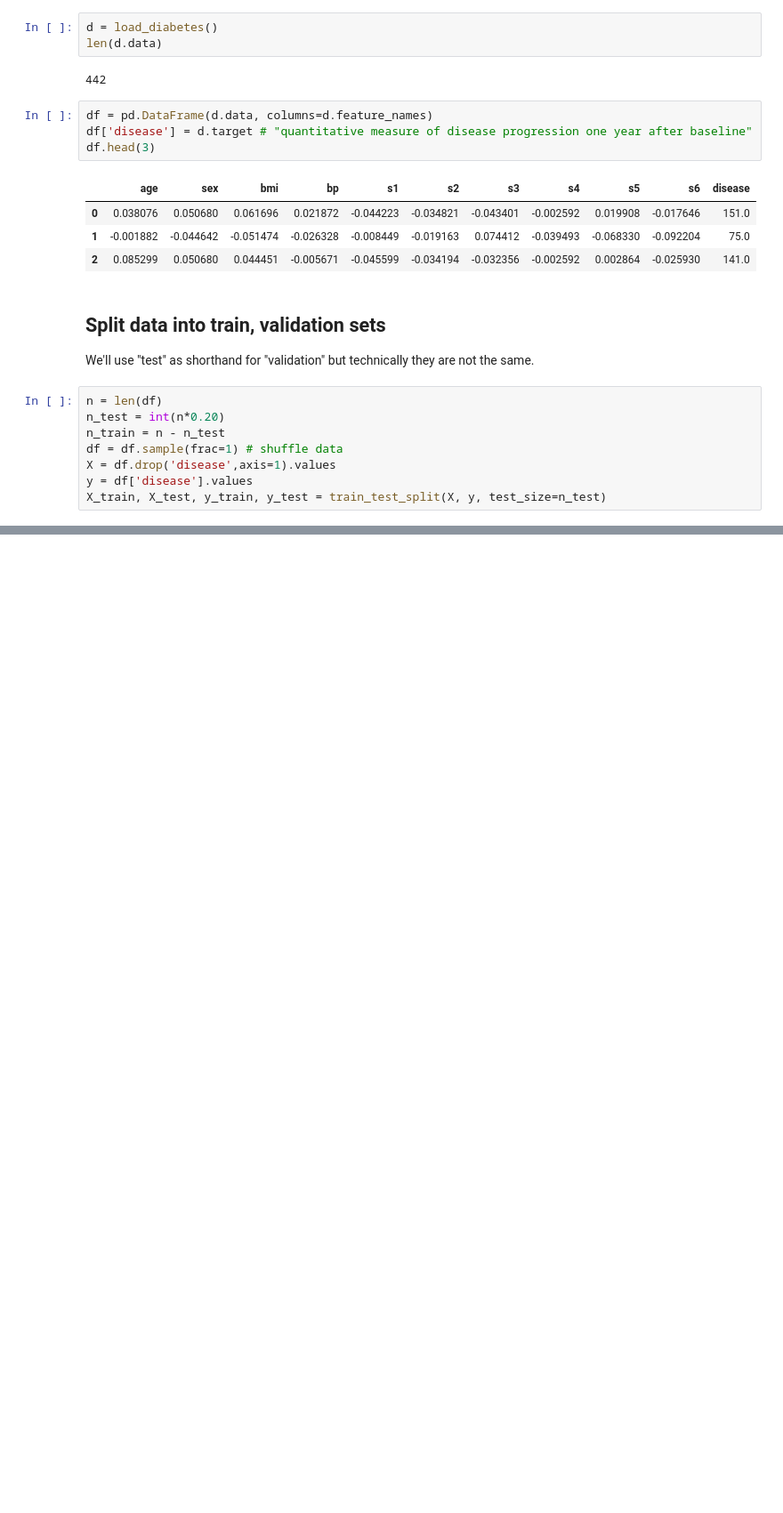
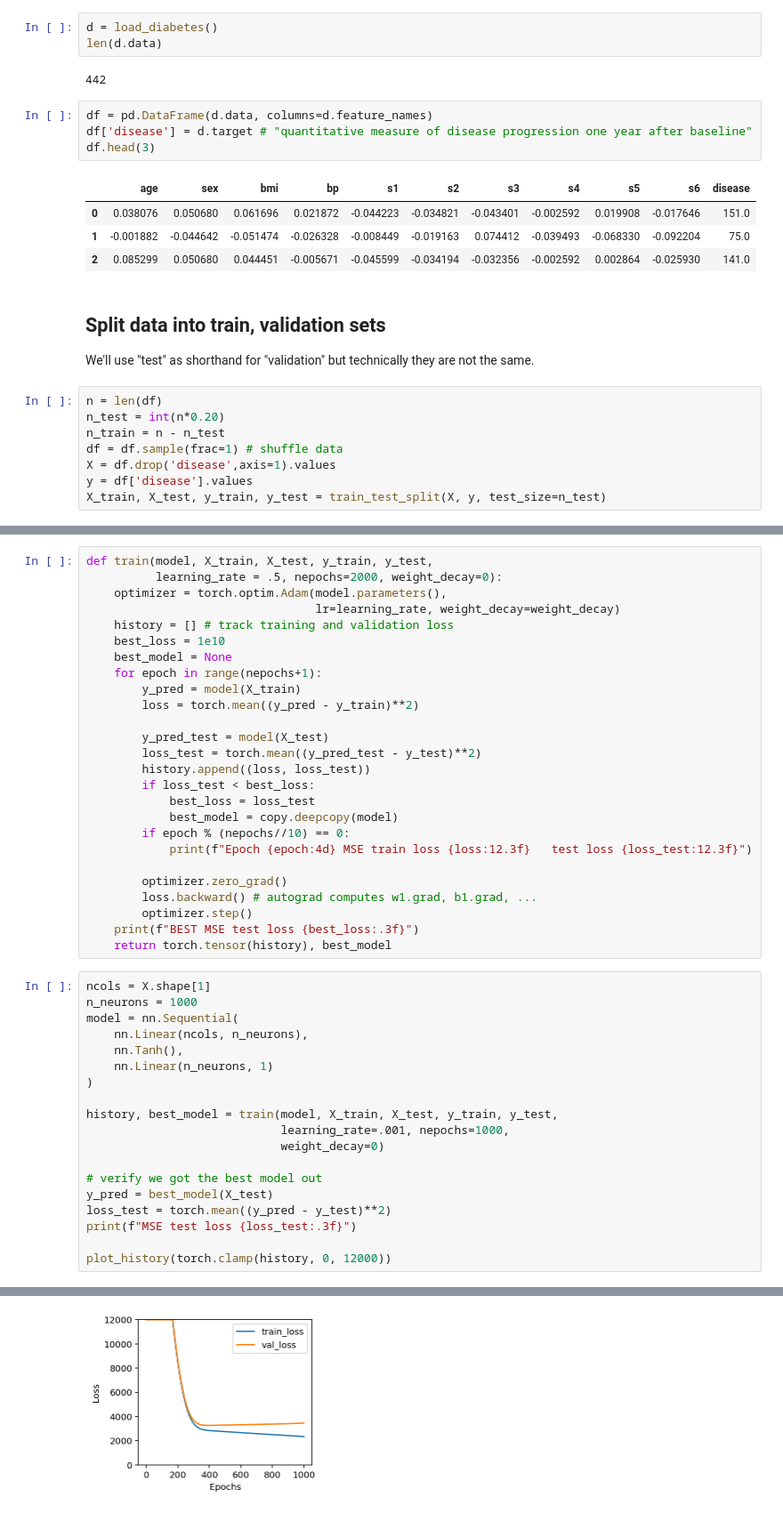
Before and after one commit to parrt/fundamentals-of-deep-learning, a Jupyter notebook: notebooks/diabetes-train-test.ipynb, the cells around one changed output, grey strips where cells are left out. Shown at 89% size. Drawn from its saved outputs; the diff is of its cells as text; blank space fills up the shorter version.

```diff
--- a/notebooks/diabetes-train-test.ipynb
+++ b/notebooks/diabetes-train-test.ipynb
@@ -112,0 +219,46 @@ LAST       MSE train loss      190.281   test loss     3830.319
+# %%
+def train(model, X_train, X_test, y_train, y_test,
+          learning_rate = .5, nepochs=2000, weight_decay=0):
+    optimizer = torch.optim.Adam(model.parameters(),
+                                 lr=learning_rate, weight_decay=weight_decay)
+    history = [] # track training and validation loss
+    best_loss = 1e10
+    best_model = None
+    for epoch in range(nepochs+1):
+        y_pred = model(X_train)
+        loss = torch.mean((y_pred - y_train)**2)
+
+        y_pred_test = model(X_test)
+        loss_test = torch.mean((y_pred_test - y_test)**2)
+        history.append((loss, loss_test))
+        if loss_test < best_loss:
+            best_loss = loss_test
+            best_model = copy.deepcopy(model)
+        if epoch % (nepochs//10) == 0:
+            print(f"Epoch {epoch:4d} MSE train loss {loss:12.3f}   test loss {loss_test:12.3f}")
+
+        optimizer.zero_grad()
+        loss.backward() # autograd computes w1.grad, b1.grad, ...
+        optimizer.step()
+    print(f"BEST MSE test loss {best_loss:.3f}")
+    return torch.tensor(history), best_model
+# %%
+ncols = X.shape[1]
+n_neurons = 1000
+model = nn.Sequential(
+    nn.Linear(ncols, n_neurons),
+    nn.Tanh(),
+    nn.Linear(n_neurons, 1)
+)
+
+history, best_model = train(model, X_train, X_test, y_train, y_test,
+                            learning_rate=.001, nepochs=1000,
+                            weight_decay=0)
+
+# verify we got the best model out
+y_pred = best_model(X_test)
+loss_test = torch.mean((y_pred - y_test)**2)
+print(f"MSE test loss {loss_test:.3f}")
+
+plot_history(torch.clamp(history, 0, 12000))
+# %% [output]
@@ -112,0 +278 @@ LAST       MSE train loss      190.281   test loss     3830.319
+[figure, added]
```
Also changed, not shown: parts of 24 cells of this notebook.
